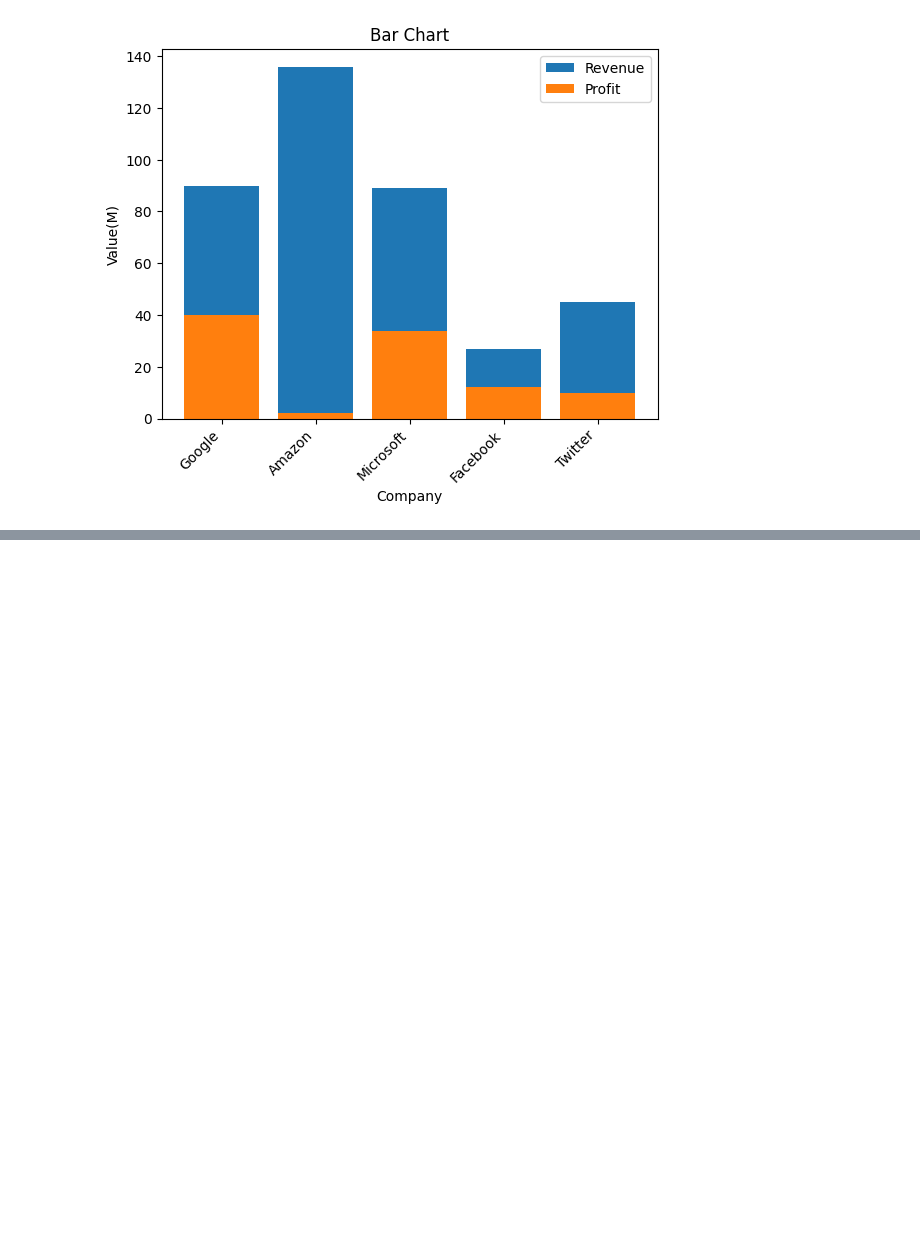
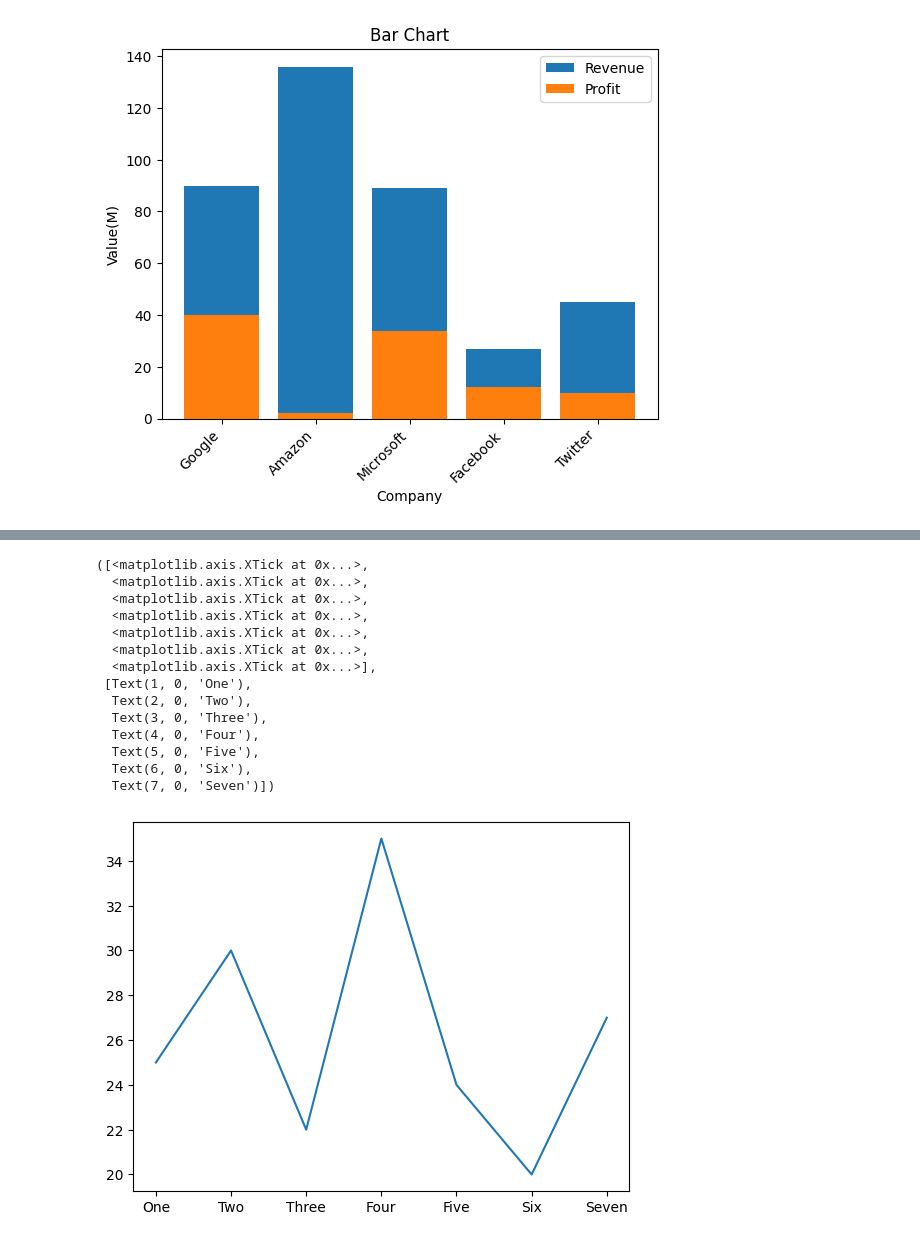
Before and after one commit to MboyaDan/Datascience, a Jupyter notebook: matplotlib/intro.ipynb, the cells around one changed output, grey strips where cells are left out. Drawn from its saved outputs; the diff is of its cells as text; code cells hidden in the pictures; blank space fills up the shorter version.

```diff
--- a/matplotlib/intro.ipynb
+++ b/matplotlib/intro.ipynb
@@ -270,0 +283,21 @@ Text(0.5, 1.0, 'Bar Chart')
+# %%
+plt.plot(days,temperature)
+# labelling xticks
+# plt.xticks(xticks,labels)
+plt.xticks(days,["One","Two","Three","Four","Five","Six","Seven"])
+# %% [output]
+([<matplotlib.axis.XTick at 0x...>,
+  <matplotlib.axis.XTick at 0x...>,
+  <matplotlib.axis.XTick at 0x...>,
+  <matplotlib.axis.XTick at 0x...>,
+  <matplotlib.axis.XTick at 0x...>,
+  <matplotlib.axis.XTick at 0x...>,
+  <matplotlib.axis.XTick at 0x...>],
+ [Text(1, 0, 'One'),
+  Text(2, 0, 'Two'),
+  Text(3, 0, 'Three'),
+  Text(4, 0, 'Four'),
+  Text(5, 0, 'Five'),
+  Text(6, 0, 'Six'),
+  Text(7, 0, 'Seven')])
+[figure, added]
```
Also changed, not shown: parts of 15 cells of this notebook.
